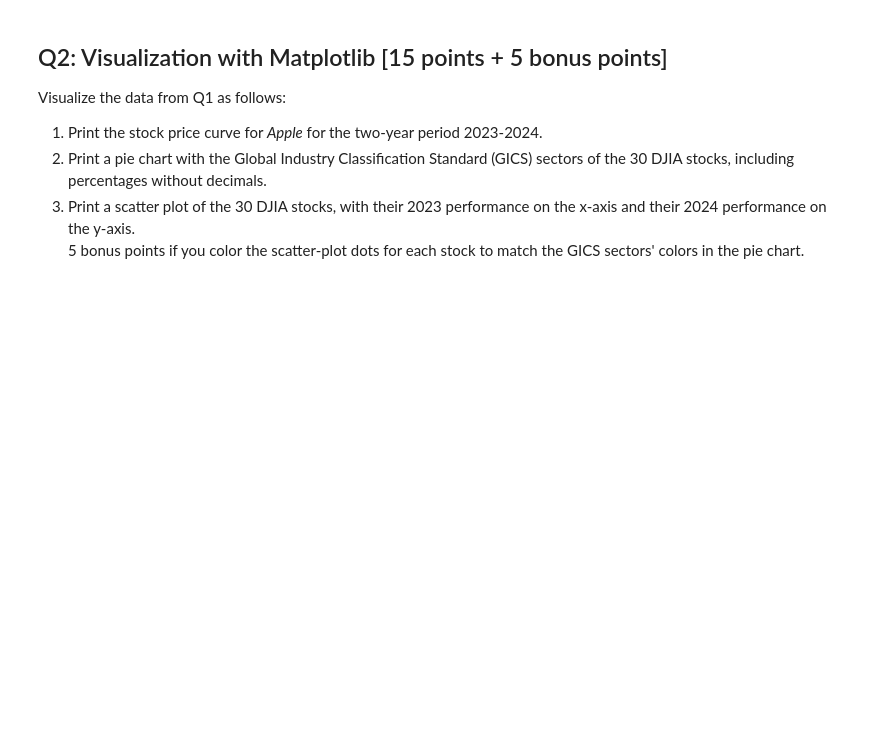
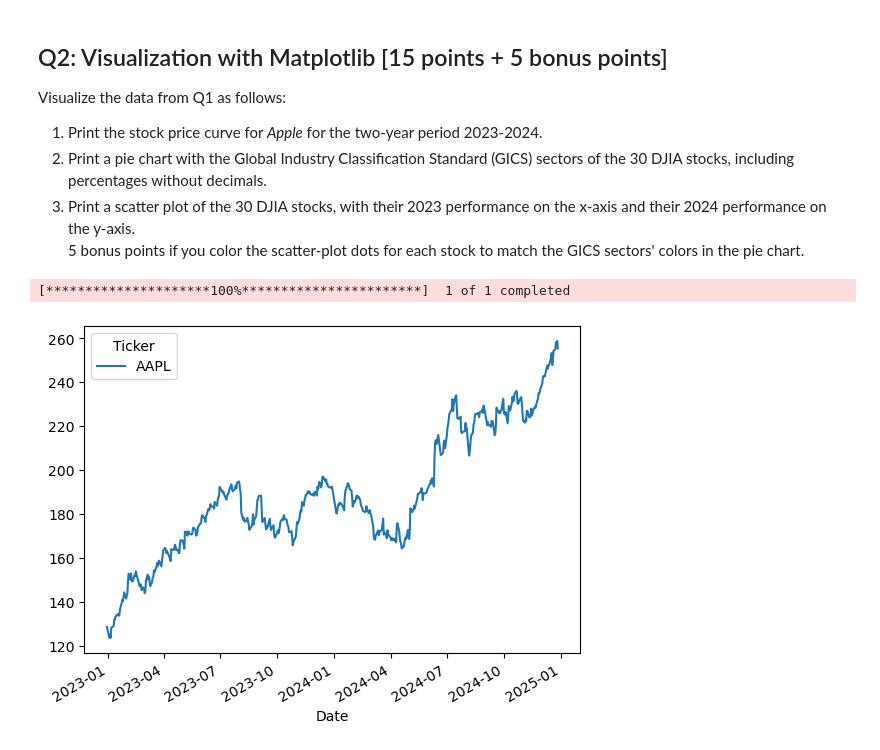
Before and after one commit to michaelyiu1/DSCI510_Lab11, a Jupyter notebook: Lab11_Michael_Yiu.ipynb, the cells around one changed output. Cells and saved outputs as stored; diff of their text form; code cells hidden in the pictures; blank space fills up the shorter version.

```diff
--- a/Lab11_Michael_Yiu.ipynb
+++ b/Lab11_Michael_Yiu.ipynb
@@ -39,5 +108,14 @@ Visualize the data from Q1 as follows:
 3. Print a scatter plot of the 30 DJIA stocks, with their 2023 performance on the x-axis and their 2024 performance on the y-axis.<br>5 bonus points if you color the scatter-plot dots for each stock to match the GICS sectors' colors in the pie chart.
 # %%
 # Add your code for Q2.1 here
+import pandas as pd
+import matplotlib.pyplot as plt
+
+apple = yf.download(tickers='AAPL',start='2022-12-30',end='2024-12-30')
+apple['Close'].plot()
+plt.show()
+# %% [output]
+[*********************100%***********************]  1 of 1 completed
+[figure, added]
 # %%
 # Add your code for Q2.2 here
```
Also changed, not shown: parts of 4 cells of this notebook.
